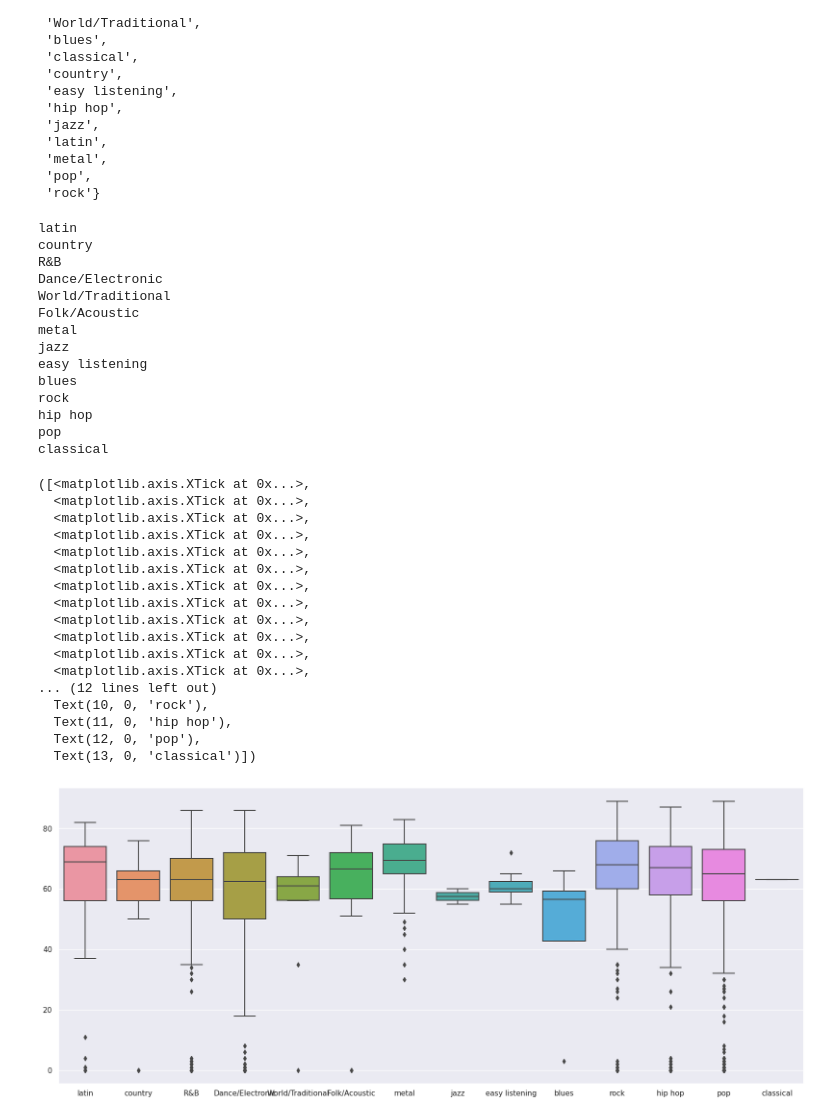
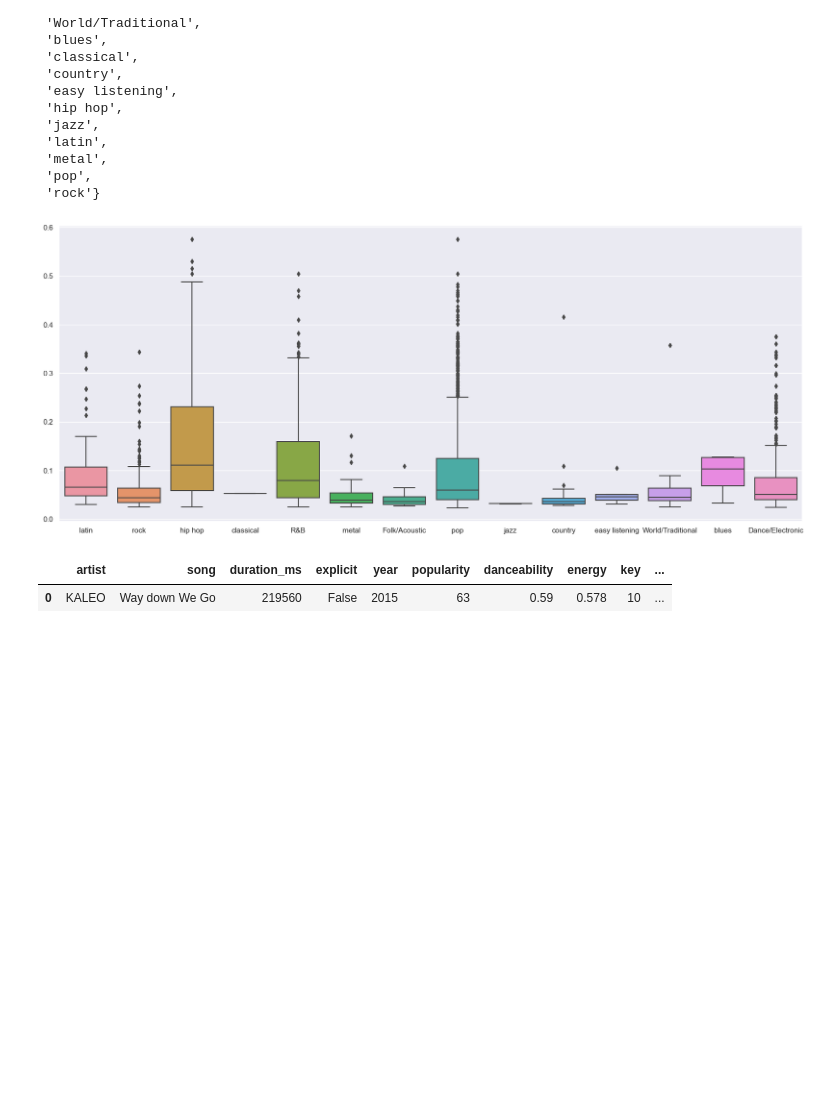
Before and after one commit to Gauss-PWr/EDA_project, a Jupyter notebook: solutions/AS_EDA.ipynb, the cells around one changed output. Cells and saved outputs as stored; diff of their text form; code cells hidden in the pictures; blank space fills up the shorter version.

```diff
--- a/solutions/AS_EDA.ipynb
+++ b/solutions/AS_EDA.ipynb
@@ -131,45 +128,18 @@ for genre in genres:
 # %%
 fig, axs = plt.subplots(1, 1, figsize=(20,8))
 
 i = 0
 genre_dfs_pop_list = []
 for key, val in genre_dfs.items():
-    print(key)
-    genre_dfs_pop_list.append(genre_dfs[key]["popularity"])
+    genre_dfs_pop_list.append(genre_dfs[key]["speechiness"])
     #axs[i].set_xlabel(key)
     i += 1
 sns.boxplot(genre_dfs_pop_list)
-plt.xticks([i for i in range(14)], genre_dfs.keys())
+plt.xticks([i for i in range(14)], genre_dfs.keys());
 # %% [output]
-latin
-country
-R&B
-Dance/Electronic
-World/Traditional
-Folk/Acoustic
-metal
-jazz
-easy listening
-blues
-rock
-hip hop
-pop
-classical
-([<matplotlib.axis.XTick at 0x...>,
-  <matplotlib.axis.XTick at 0x...>,
-  <matplotlib.axis.XTick at 0x...>,
-  <matplotlib.axis.XTick at 0x...>,
-  <matplotlib.axis.XTick at 0x...>,
-  <matplotlib.axis.XTick at 0x...>,
-  <matplotlib.axis.XTick at 0x...>,
-  <matplotlib.axis.XTick at 0x...>,
-  <matplotlib.axis.XTick at 0x...>,
-  <matplotlib.axis.XTick at 0x...>,
-  <matplotlib.axis.XTick at 0x...>,
-  <matplotlib.axis.XTick at 0x...>,
-... (12 lines left out)
-  Text(10, 0, 'rock'),
-  Text(11, 0, 'hip hop'),
-  Text(12, 0, 'pop'),
-  Text(13, 0, 'classical')])
-[figure, old version]
+[figure, new version]
+# %%
+genre_dfs['classical']
+# %% [output]
+|  | artist | song | duration_ms | explicit | year | popularity | danceability | energy | key | ... |
+| 0 | KALEO | Way down We Go | 219560 | False | 2015 | 63 | 0.59 | 0.578 | 10 | ... |
```
Also changed, not shown: parts of 6 cells of this notebook, 2 other files.
